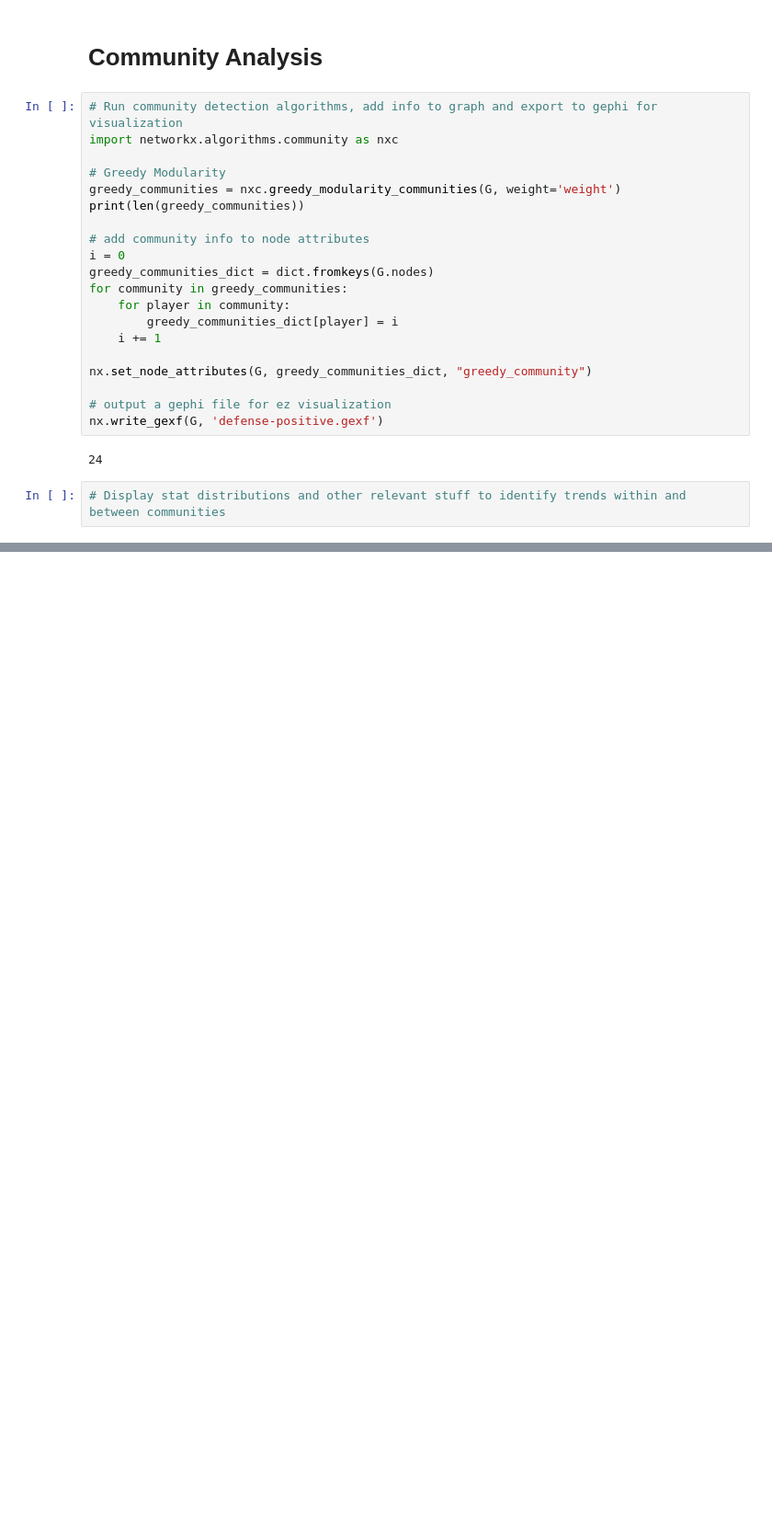
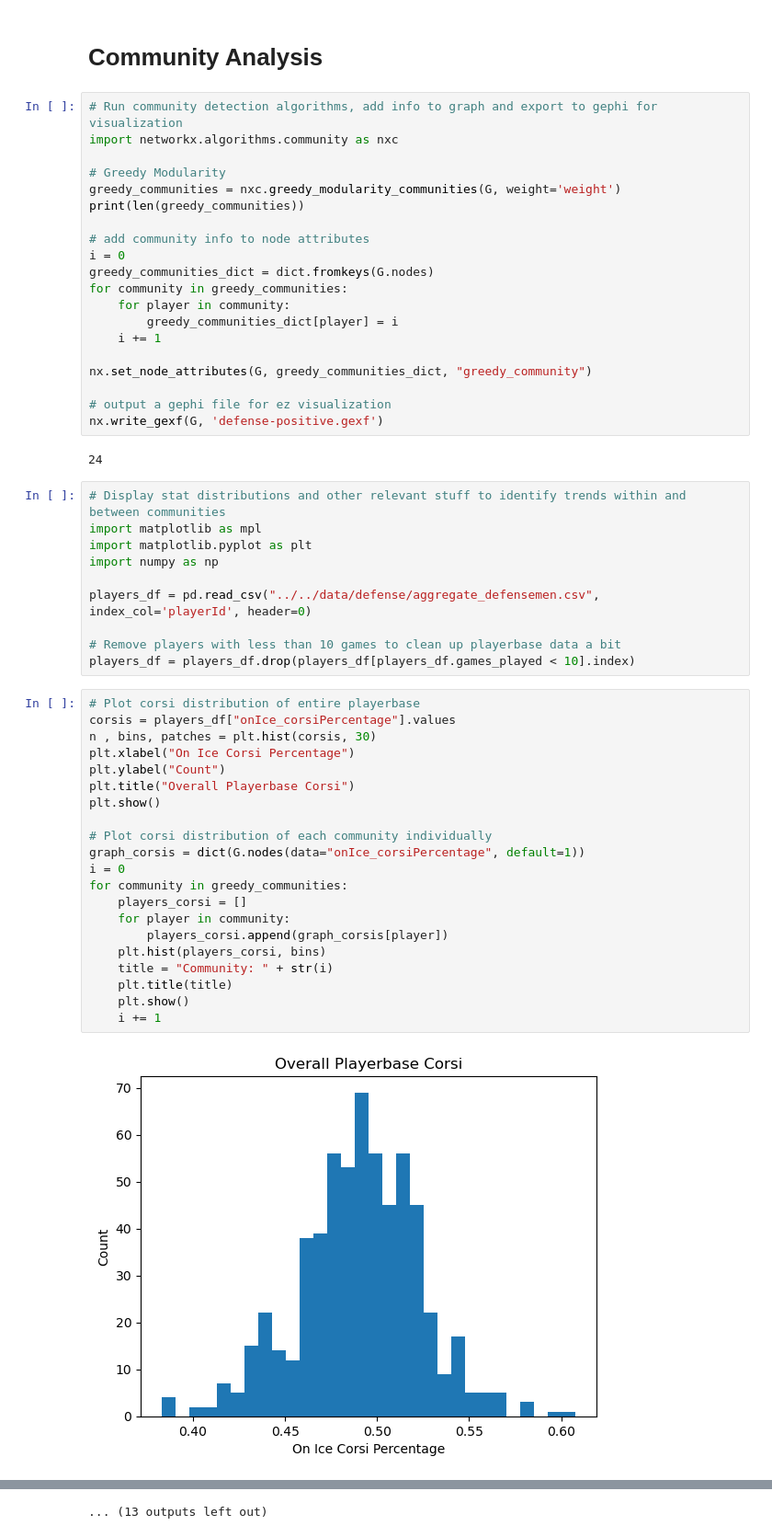
Before and after one commit to emmettcollings/nhl-linemate-network, a Jupyter notebook: src/defense-networks/defense-positive.ipynb, the cells around one changed output, grey strips where cells are left out. Shown at 92% size. Cells and saved outputs as stored; diff of their text form; blank space fills up the shorter version.

Commit message:
add a bunch of data plots

```diff
--- a/src/defense-networks/defense-positive.ipynb
+++ b/src/defense-networks/defense-positive.ipynb
@@ -167,5 +166,36 @@ nx.set_node_attributes(G, greedy_communities_dict, "greedy_community")
 nx.write_gexf(G, 'defense-positive.gexf')
 # %% [output]
 24
-# %%
-# Display stat distributions and other relevant stuff to identify trends within and between communities
+# %%
+# Display stat distributions and other relevant stuff to identify trends within and between communities
+import matplotlib as mpl
+import matplotlib.pyplot as plt
+import numpy as np
+
+players_df = pd.read_csv("../../data/defense/aggregate_defensemen.csv", index_col='playerId', header=0)
+
+# Remove players with less than 10 games to clean up playerbase data a bit
+players_df = players_df.drop(players_df[players_df.games_played < 10].index)
+# %%
+# Plot corsi distribution of entire playerbase
+corsis = players_df["onIce_corsiPercentage"].values
+n , bins, patches = plt.hist(corsis, 30)
+plt.xlabel("On Ice Corsi Percentage")
+plt.ylabel("Count")
+plt.title("Overall Playerbase Corsi")
+plt.show()
+
+# Plot corsi distribution of each community individually
+graph_corsis = dict(G.nodes(data="onIce_corsiPercentage", default=1))
+i = 0
+for community in greedy_communities:
+    players_corsi = []
+    for player in community:
+        players_corsi.append(graph_corsis[player])
+    plt.hist(players_corsi, bins)
+    title = "Community: " + str(i)
+    plt.title(title)
+    plt.show()
+    i += 1
+# %% [output]
+[figure, added]
@@ -171,0 +213 @@ nx.write_gexf(G, 'defense-positive.gexf')
+... (13 outputs left out)
```
Also changed, not shown: parts of 4 cells of this notebook, 3 other files.
